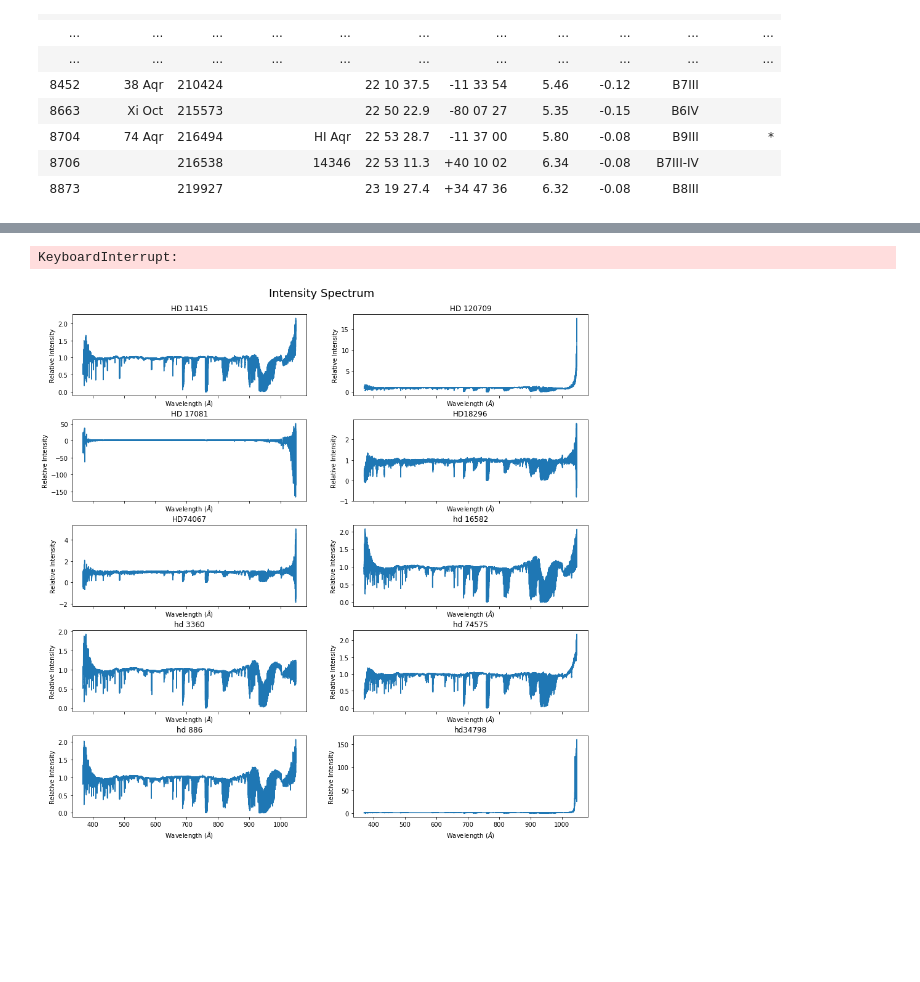
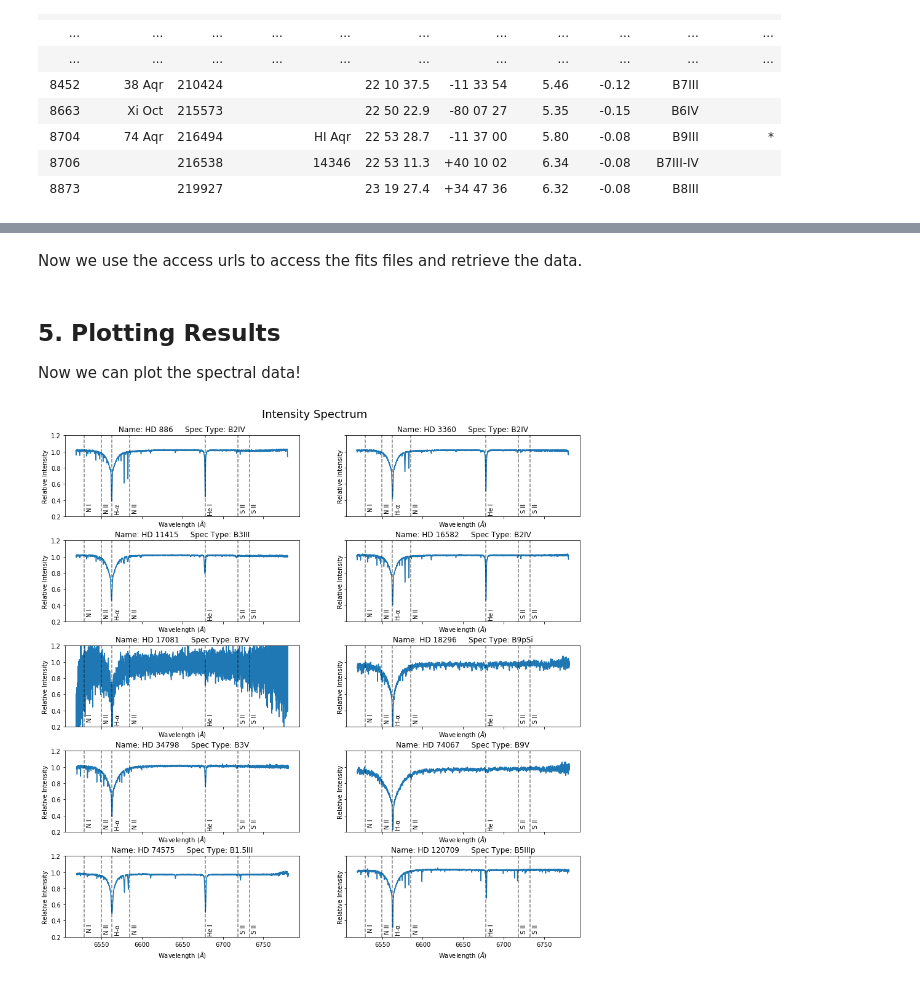
Before and after one commit to ellieb/astroquery_tutorial, a Jupyter notebook: astroquery_example_spectra.ipynb, the cells around one changed output, grey strips where cells are left out. Drawn from its saved outputs; the diff is of its cells as text; code cells hidden in the pictures; blank space fills up the shorter version.

Commit message:
:art: Restructure and use astroquery table upload

```diff
--- a/astroquery_example_spectra.ipynb
+++ b/astroquery_example_spectra.ipynb
@@ -204,0 +190,6 @@ urls = cadc.get_data_urls(unqiue_by_target)
+# %%
+print("Number of results before filtering on unique HD: {}".format(
+    len(espadons_results)))
+
+unique_espadons_results = unique(espadons_results, keys='HD')
+unique_espadons_results.show_in_notebook(display_length=5)
@@ -205,37 +250,63 @@ urls = cadc.get_data_urls(unqiue_by_target)
+# %% [markdown]
+Now we use the access urls to access the fits files and retrieve the data.
 # %%
 from astropy.io import fits
-url = urls[0]
-target_list = unqiue_by_target['target_name']
+
+# TODO: Ask if we should remove this?
+limit = 10
 data_list = []
 verbose = False
 
-for url in urls_test:
+for url in cutout_urls[:limit]:
     with fits.open(url) as hdulist:
         if verbose:
             hdulist.info()
         data = hdulist[0].data
         data_list.append(data)
-# %% [output]
-KeyboardInterrupt:
+# %% [markdown]
+## 5. Plotting Results
+Now we can plot the spectral data!
 # %%
 %matplotlib inline
 import matplotlib.pyplot as plt
 import numpy as np
 import math
+# Source: http://astro.uchicago.edu/~subbarao/newWeb/line.html
+# Prominent spectral bands for B type stars He, H, O+, C+, N+, Si+
+# neutral hydrogen lines, more prominent Balmer lines
+
+hd_list = unique_espadons_results['HD'][:limit]
+sp_list = unique_espadons_results['SpType'][:limit]
+
+wavelength_list = [6529.03, 6549.86, 6585.27, 6718.29, 6732.67, 6562.8, 6678.1517]
+element_list = ['N I', 'N II', 'N II', 'S II', 'S II', 'H-α', 'He I']
 
 cols = 2
-rows = math.ceil(len(data_list)/cols)
-ylim = (-1, 2)
+rows = math.ceil(len(data_list) / cols)
+ylim = (0.2, 1.2)
 xlim = (6675, 6682)
-fig, axes = plt.subplots(rows, cols, figsize=(15, 15), sharex=True)#, sharey=True)
-for data, target_name, ax in zip(data_list, target_list, axes.flatten()):
-    ax.plot(data[0], data[1])
-    ax.set_title(target_name)
-    ax.set_xlabel(r"Wavelength ($\AA$)")
+fig, axes = plt.subplots(rows, cols, figsize=(15, 15),
+                         sharex=True, sharey=True)
+plt.setp(axes, ylim=ylim)
+for data, hd_name, sp_type, ax in zip(data_list, hd_list, sp_list,
+                                      axes.flatten()):
+    ax.plot(data[0]*10, data[1])
+    #TODO: Ask if I should include spectral lines or not
+    #TODO Add morex ticks
+
+    ylim = ax.get_ylim()
+    for wavelength, element in zip(wavelength_list, element_list):
+        ax.axvline(x=wavelength, c='black', ls='--', alpha=0.5)
+        ax.text(wavelength+3, ylim[0]+0.1, element,rotation=90)
+
+    ax.set_title('Name: HD {}     Spec Type: {}'.format(
+        hd_name, sp_type))
+    ax.set_xlabel(r'Wavelength ($\AA$)')
     ax.set_ylabel('Relative Intensity')
 #plt.setp(axes, xlim=xlim)
+
 fig.suptitle('Intensity Spectrum', y=0.92, fontsize=18)
 plt.subplots_adjust(hspace=0.3)
 plt.show()
 # %% [output]
-[figure, old version]
+[figure, new version]
```
Also changed, not shown: parts of 18 cells of this notebook.
